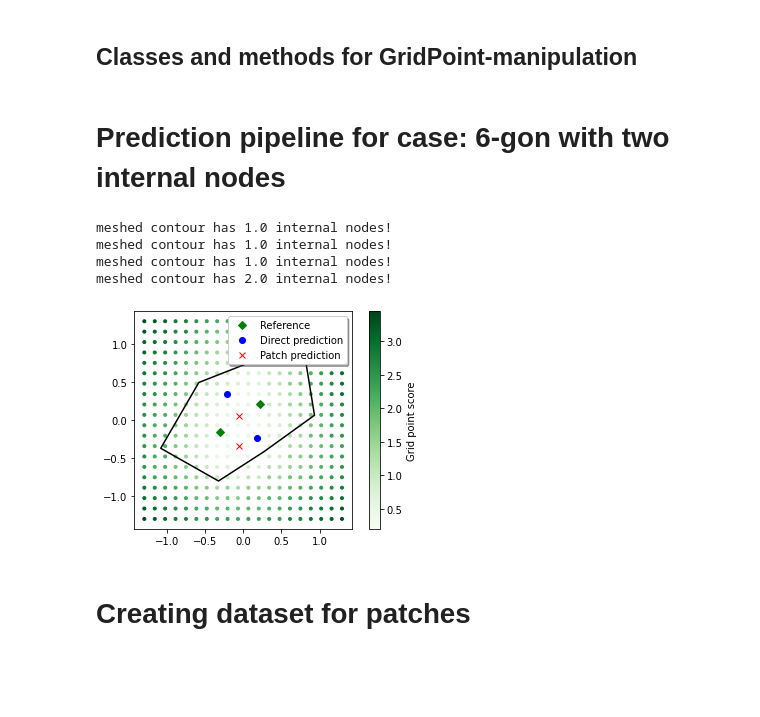
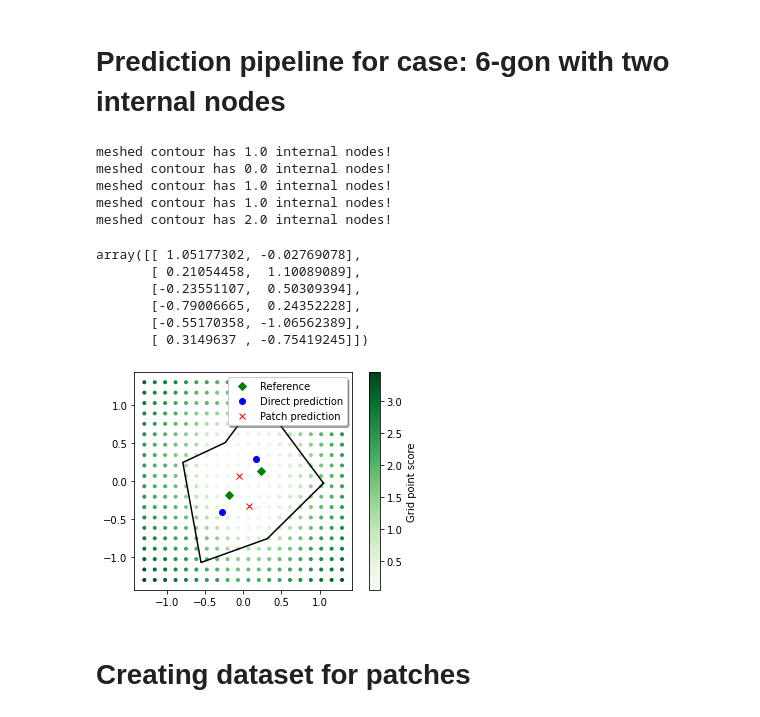
Before and after one commit to Siljekka/GrasshopperMeshAI, a Jupyter notebook: MeshPoints/MachineLearning/nn2.ipynb, the cells around one changed output. Drawn from its saved outputs; the diff is of its cells as text; code cells hidden in the pictures; blank space fills up the shorter version.

Commit message:
Separate grid point

```diff
--- a/MeshPoints/MachineLearning/nn2.ipynb
+++ b/MeshPoints/MachineLearning/nn2.ipynb
@@ -10,2 +10,0 @@ import tensorflow as tf
-# %% [markdown]
-## Classes and methods for GridPoint-manipulation
@@ -393,7 +31,7 @@ def prediction_pipeline_nn2(contour, internal_node_count):
     transformed_contour_data = [coordinate for point in transformed_contour for coordinate in point]
 
     # Load model from file
-    model = tf.keras.models.load_model('model/reg-test-high-lr-bn-low-batch')
+    model = tf.keras.models.load_model('model/reg-test-big-layers-some-bn')
     # model.summary()
 
     # Get patch data
@@ -461,34 +99,42 @@ flat_pgp = [point for row in predicted_point_grid for point in row]
 
 pgp_x = [p.x for p in flat_pgp]
 pgp_y = [p.y for p in flat_pgp]
 pgp_s = [p.score for p in flat_pgp]
 
 # Plot predicted points (green)
 # plt.grid(b=True)
 pl0 = plt.plot([meshed_internal_points[0], meshed_internal_points[2]],
          [meshed_internal_points[1], meshed_internal_points[3]], 'gD',
             label="Reference",
             )
 pl2 = plt.plot([predicted_internal_nodes[0], predicted_internal_nodes[2]],
                [predicted_internal_nodes[1], predicted_internal_nodes[3]],
                'bo',
                label="Direct prediction"
 )
 pl1 = plt.plot([x[0] for x in pg_internal_nodes], [y[1] for y in pg_internal_nodes], 'rx', label="Patch prediction")
 # Plot transformed contour
 pl3 = pp.plot_polygon(transformed_contour, style='k')
 
 # Plot point grid
 pl4 = plt.scatter(pgp_x, pgp_y, c=pgp_s, cmap=plt.cm.Greens, marker='.')
 plt.colorbar(label="Grid point score")
 plt.legend(loc='upper right', shadow='true')
 plt.gca().set_aspect('equal')
+transformed_contour
 # %% [output]
 meshed contour has 1.0 internal nodes!
+meshed contour has 0.0 internal nodes!
 meshed contour has 1.0 internal nodes!
 meshed contour has 1.0 internal nodes!
 meshed contour has 2.0 internal nodes!
+array([[ 1.05177302, -0.02769078],
+       [ 0.21054458,  1.10089089],
+       [-0.23551107,  0.50309394],
+       [-0.79006665,  0.24352228],
+       [-0.55170358, -1.06562389],
+       [ 0.3149637 , -0.75419245]])
-[figure, old version]
+[figure, new version]
 # %%
 # Try to scatter plot grid points to see whats going on
 flat_pgp = [point for row in predicted_point_grid for point in row]
```
Also changed, not shown: parts of 5 cells of this notebook, 1 other file.
